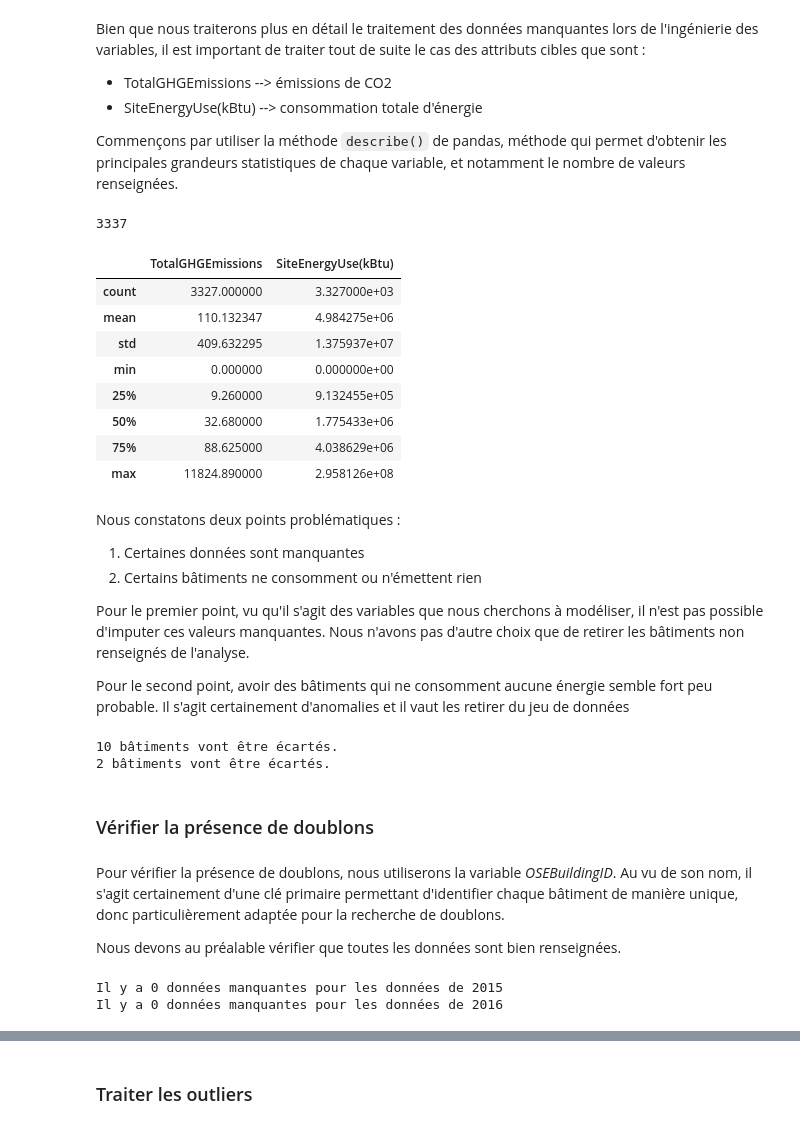
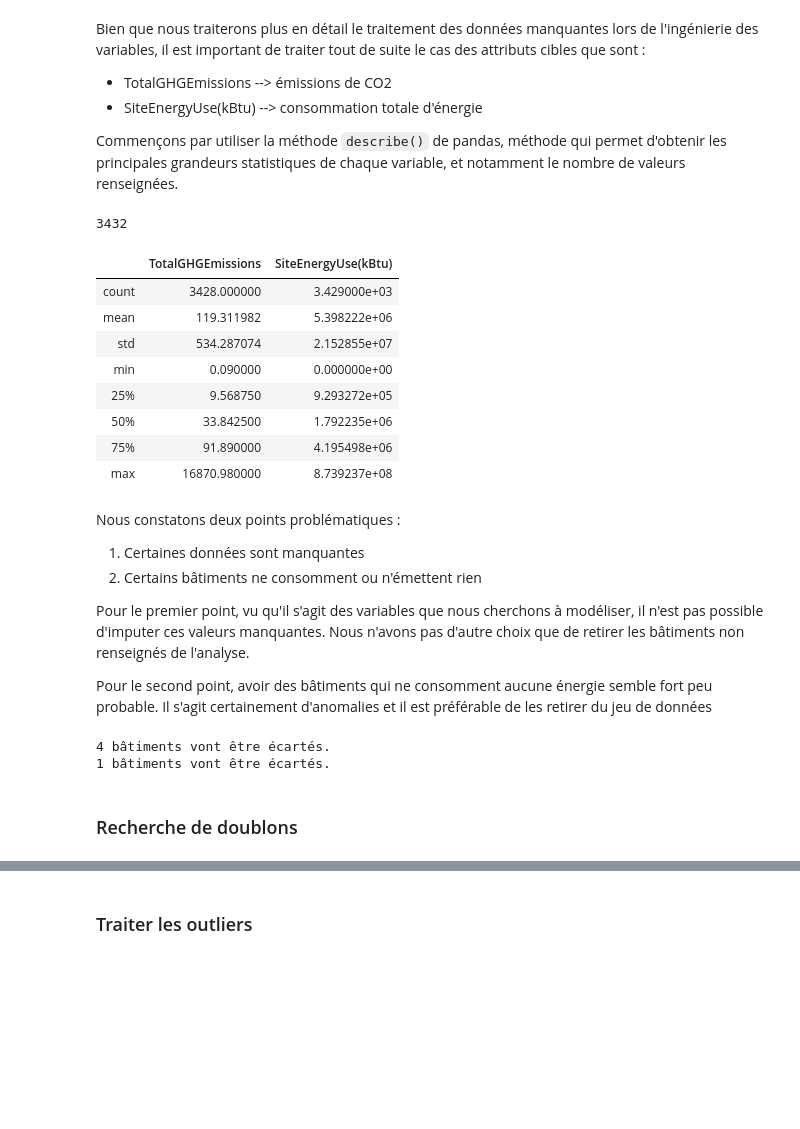
Before and after one commit to Pierre-Eloi/OC_DS_Project4, a Jupyter notebook: Project4_Data_Wrangling.ipynb, the cells around one changed output, grey strips where cells are left out. Drawn from its saved outputs; the diff is of its cells as text; code cells hidden in the pictures; blank space fills up the shorter version.

```diff
--- a/Project4_Data_Wrangling.ipynb
+++ b/Project4_Data_Wrangling.ipynb
@@ -260,0 +286,2 @@ Même sans ces outliers, nous avons pour la majorité des bâtiments une consomm
+# %%
+raw_data = pd.concat([data_2015, raw_data_2016], ignore_index=True, sort=True)
@@ -261,5 +301,24 @@ Même sans ces outliers, nous avons pour la majorité des bâtiments une consomm
+# %%
+# Get the mean for each quantitative features
+# Gather the values into a new dataframe
+df = raw_data.groupby(['OSEBuildingID']).mean()
+cols = df.columns
+
+# keep only 2016 values for duplicates
+mask = (raw_data['OSEBuildingID'].duplicated(keep=False)) & \
+       (raw_data['DataYear']==2015)
+idx_to_del = raw_data[mask].index
+raw_data = raw_data.drop(index=idx_to_del)
+
+# replace all quantitive values by the mean
+cols = df.columns
+raw_data = raw_data.set_index('OSEBuildingID')\
+                   .drop(columns=cols)\
+                   .merge(df, left_index=True, right_index=True)
 # %% [markdown]
 ## Sélection des observations
+# %%
+data = raw_data.copy()
 # %% [markdown]
 ### Données manquantes des variables à modéliser
 # %% [markdown]
@@ -269,19 +328,19 @@ Bien que nous traiterons plus en détail le traitement des données manquantes l
 
 Commençons par utiliser la méthode `describe()` de pandas, méthode qui permet d'obtenir les principales grandeurs statistiques de chaque variable, et notamment le nombre de valeurs renseignées.
 # %%
-print(data_2015.shape[0])
-data_2015[['TotalGHGEmissions', 'SiteEnergyUse(kBtu)']].describe()
+print(data.shape[0])
+data[['TotalGHGEmissions', 'SiteEnergyUse(kBtu)']].describe()
 # %% [output]
-3337
+3432
 |  | TotalGHGEmissions | SiteEnergyUse(kBtu) |
-| count | 3327.000000 | 3.327000e+03 |
-| mean | 110.132347 | 4.984275e+06 |
-| std | 409.632295 | 1.375937e+07 |
-| min | 0.000000 | 0.000000e+00 |
-| 25% | 9.260000 | 9.132455e+05 |
-| 50% | 32.680000 | 1.775433e+06 |
-| 75% | 88.625000 | 4.038629e+06 |
-| max | 11824.890000 | 2.958126e+08 |
+| count | 3428.000000 | 3.429000e+03 |
+| mean | 119.311982 | 5.398222e+06 |
+| std | 534.287074 | 2.152855e+07 |
+| min | 0.090000 | 0.000000e+00 |
+| 25% | 9.568750 | 9.293272e+05 |
+| 50% | 33.842500 | 1.792235e+06 |
+| 75% | 91.890000 | 4.195498e+06 |
+| max | 16870.980000 | 8.739237e+08 |
 # %% [markdown]
 Nous constatons deux points problématiques :
 1. Certaines données sont manquantes
@@ -289,32 +348,20 @@ Nous constatons deux points problématiques :
 
 Pour le premier point, vu qu'il s'agit des variables que nous cherchons à modéliser, il n'est pas possible d'imputer ces valeurs manquantes. Nous n'avons pas d'autre choix que de retirer les bâtiments non renseignés de l'analyse.
 
-Pour le second point, avoir des bâtiments qui ne consomment aucune énergie semble fort peu probable. Il s'agit certainement d'anomalies et il vaut les retirer du jeu de données
+Pour le second point, avoir des bâtiments qui ne consomment aucune énergie semble fort peu probable. Il s'agit certainement d'anomalies et il est préférable de les retirer du jeu de données
 # %%
 # drop missing values
-idx_to_keep = data_2015[['TotalGHGEmissions', 'SiteEnergyUse(kBtu)']].dropna().index
-print("{} bâtiments vont être écartés.".format(data_2015.shape[0]-idx_to_keep.size))
-data_2015 = data_2015.loc[idx_to_keep]
+idx_to_keep = data[['TotalGHGEmissions', 'SiteEnergyUse(kBtu)']].dropna().index
+print("{} bâtiments vont être écartés.".format(data.shape[0]-idx_to_keep.size))
+data = data.loc[idx_to_keep]
 
 # drop outliers
-mask = (data_2015['TotalGHGEmissions']==0)|(data_2015['SiteEnergyUse(kBtu)']==0)
-idx_to_del = data_2015[mask].index
+mask = (data['TotalGHGEmissions']==0)|(data['SiteEnergyUse(kBtu)']==0)
+idx_to_del = data[mask].index
 print("{} bâtiments vont être écartés.".format(len(idx_to_del)))
-data_2015.drop(index=idx_to_del, inplace=True)
+data.drop(index=idx_to_del, inplace=True)
 # %% [output]
-10 bâtiments vont être écartés.
-2 bâtiments vont être écartés.
+4 bâtiments vont être écartés.
+1 bâtiments vont être écartés.
 # %% [markdown]
-### Vérifier la présence de doublons
+### Recherche de doublons
-# %% [markdown]
-Pour vérifier la présence de doublons, nous utiliserons la variable *OSEBuildingID*. Au vu de son nom, il s'agit certainement d'une clé primaire permettant d'identifier chaque bâtiment de manière unique, donc particulièrement adaptée pour la recherche de doublons.
-
-Nous devons au préalable vérifier que toutes les données sont bien renseignées.
-# %%
-na_15 = data_2015[data_2015['OSEBuildingID'].isna()].size
-na_16 = data_2016[data_2016['OSEBuildingID'].isna()].size
-print("Il y a {} données manquantes pour les données de 2015".format(na_15))
-print("Il y a {} données manquantes pour les données de 2016".format(na_16))
-# %% [output]
-Il y a 0 données manquantes pour les données de 2015
-Il y a 0 données manquantes pour les données de 2016
```
Also changed, not shown: parts of 42 cells of this notebook, 1 other file.
